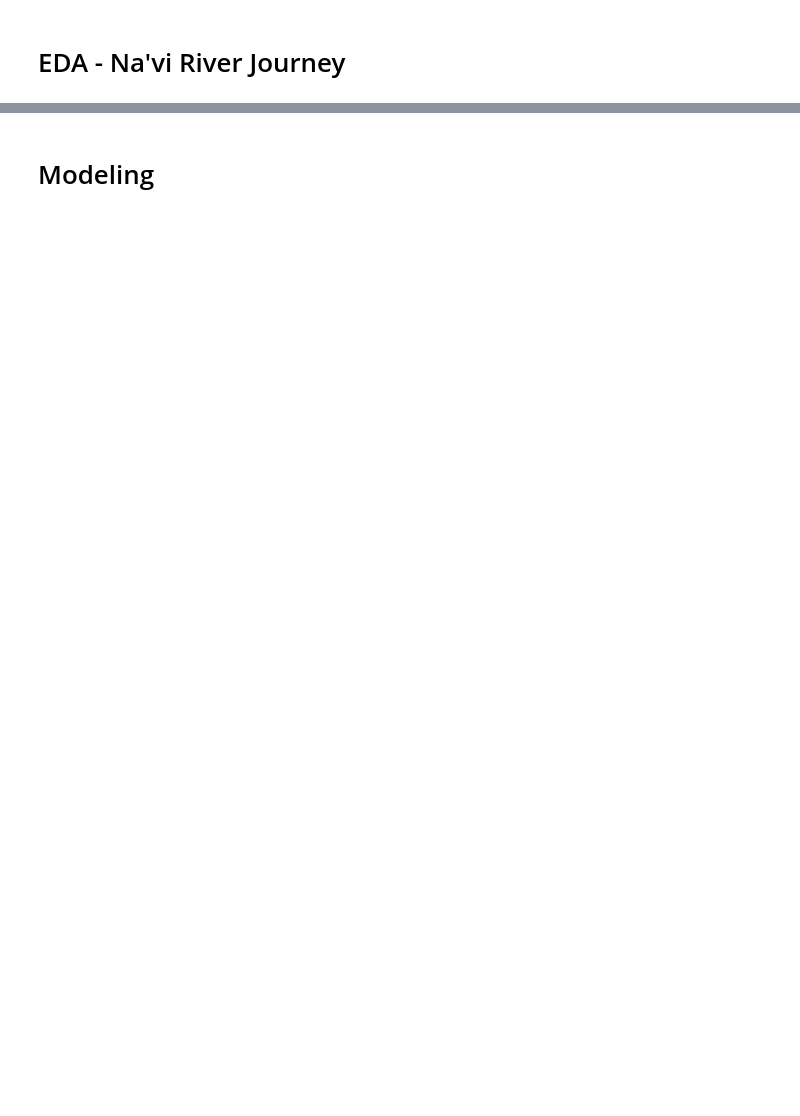
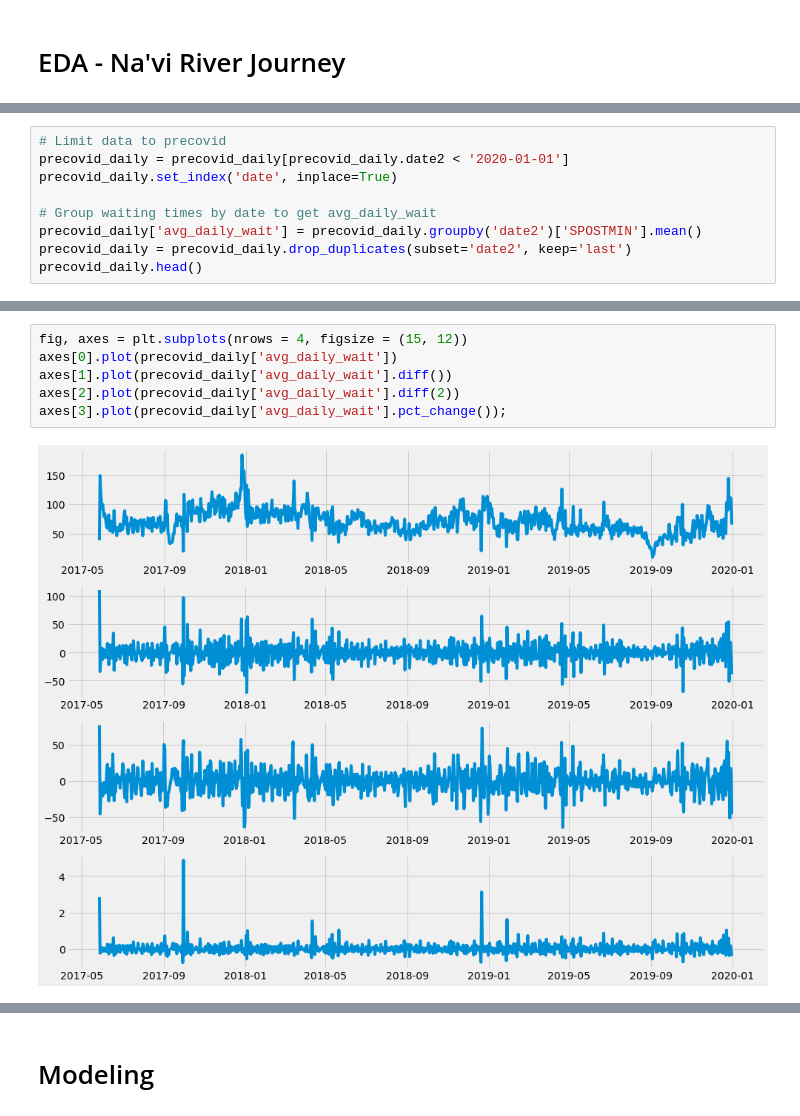
Before and after one commit to usability42/Disney_Wait_Times, a Jupyter notebook: Notebook-2-Navi-River-Journey.ipynb, the cells around one changed output, grey strips where cells are left out. Saved outputs shown, nothing was run; the diff lists cells and outputs as text; blank space fills up the shorter version.

```diff
--- a/Notebook-2-Navi-River-Journey.ipynb
+++ b/Notebook-2-Navi-River-Journey.ipynb
@@ -196,0 +122,9 @@ It appears that wait times decreased approximately 15 minutes during covid.
+# %%
+# Limit data to precovid
+precovid_daily = precovid_daily[precovid_daily.date2 < '2020-01-01']
+precovid_daily.set_index('date', inplace=True)
+
+# Group waiting times by date to get avg_daily_wait
+precovid_daily['avg_daily_wait'] = precovid_daily.groupby('date2')['SPOSTMIN'].mean()
+precovid_daily = precovid_daily.drop_duplicates(subset='date2', keep='last')
+precovid_daily.head()
@@ -196,0 +155,8 @@ It appears that wait times decreased approximately 15 minutes during covid.
+# %%
+fig, axes = plt.subplots(nrows = 4, figsize = (15, 12))
+axes[0].plot(precovid_daily['avg_daily_wait'])
+axes[1].plot(precovid_daily['avg_daily_wait'].diff())
+axes[2].plot(precovid_daily['avg_daily_wait'].diff(2))
+axes[3].plot(precovid_daily['avg_daily_wait'].pct_change());
+# %% [output]
+[figure, added]
```
Also changed, not shown: parts of 139 cells of this notebook, 17 other files.
